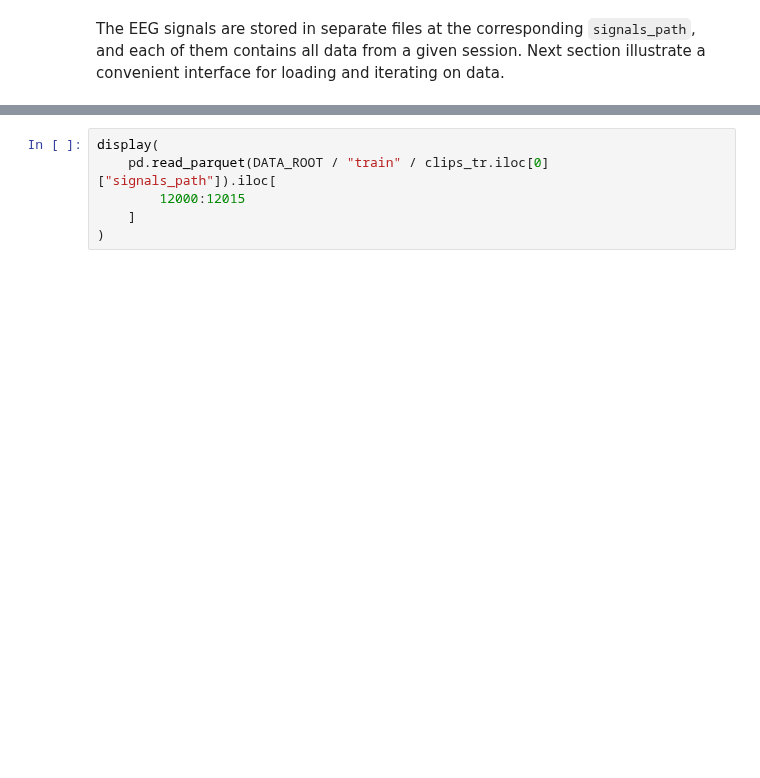
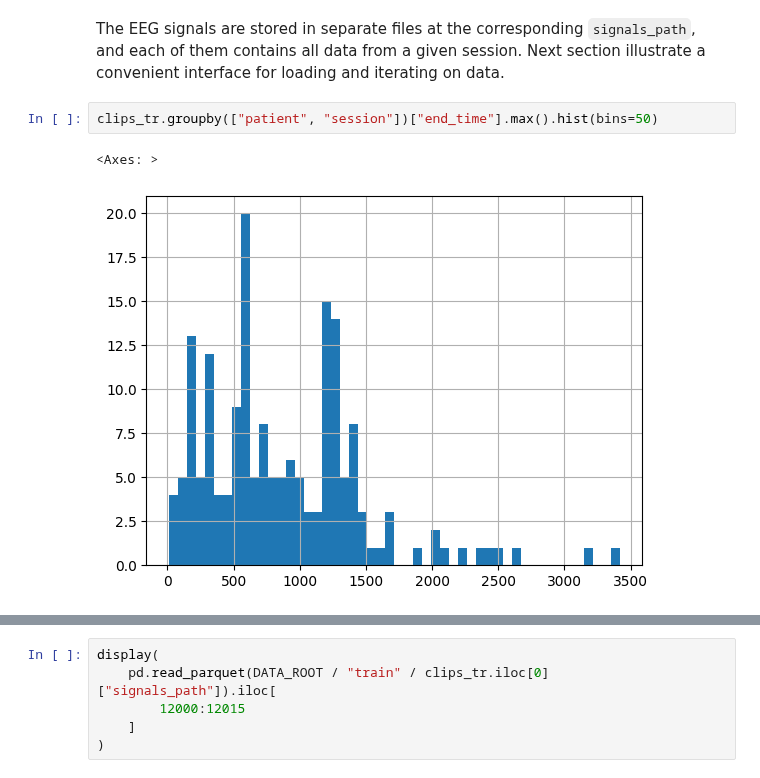
Before and after one commit to brygotti/nml-project-25, a Jupyter notebook: example_bryan.ipynb, the cells around one changed output, grey strips where cells are left out. Saved outputs shown, nothing was run; the diff lists cells and outputs as text; blank space fills up the shorter version.

```diff
--- a/example_bryan.ipynb
+++ b/example_bryan.ipynb
@@ -71,2 +72,7 @@ display(clips_te.head(10))
 # %% [markdown]
 The EEG signals are stored in separate files at the corresponding `signals_path`, and each of them contains all data from a given session. Next section illustrate a convenient interface for loading and iterating on data.
+# %%
+clips_tr.groupby(["patient", "session"])["end_time"].max().hist(bins=50)
+# %% [output]
+<Axes: >
+[figure, added]
```
Also changed, not shown: parts of 11 cells of this notebook.
